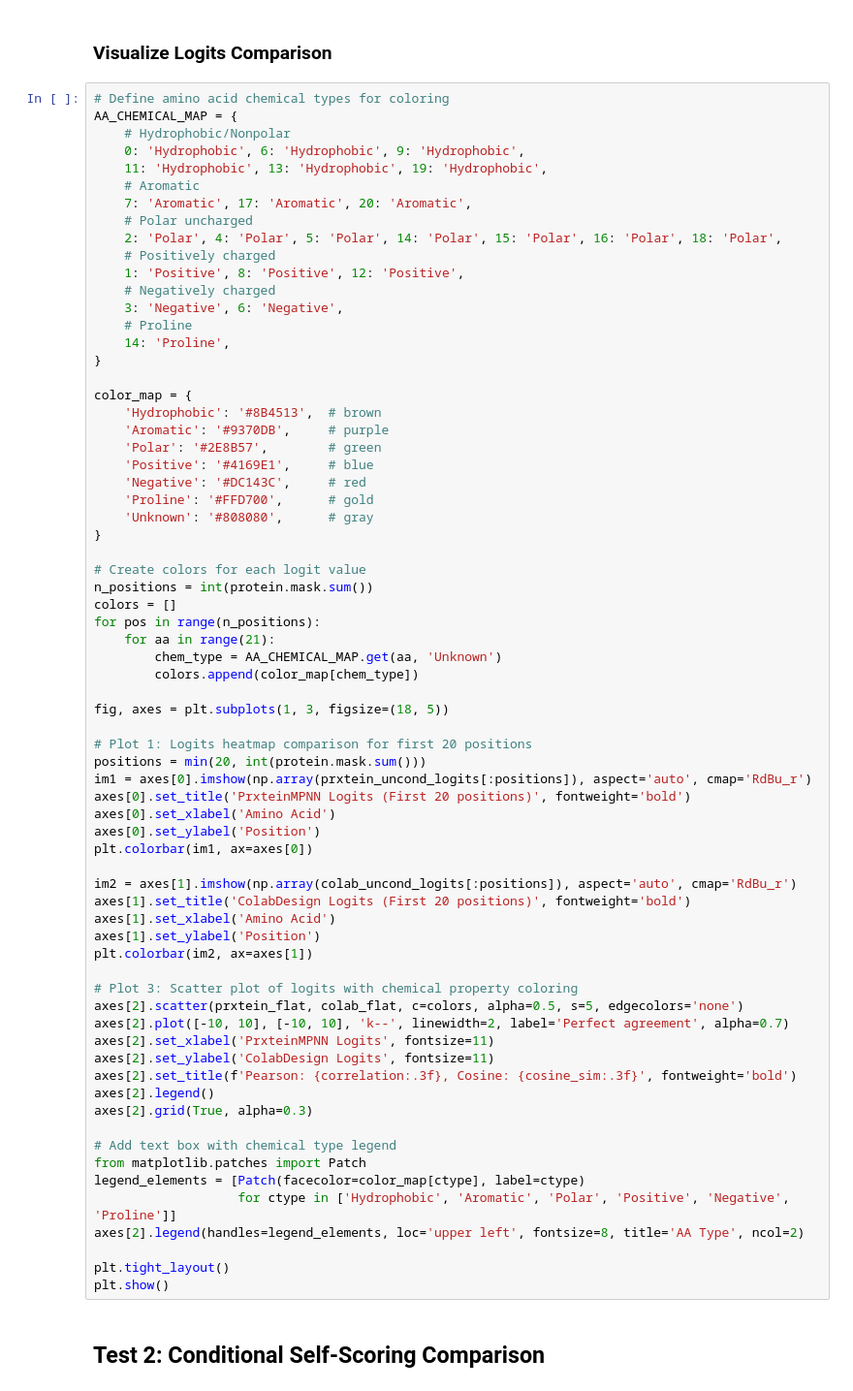
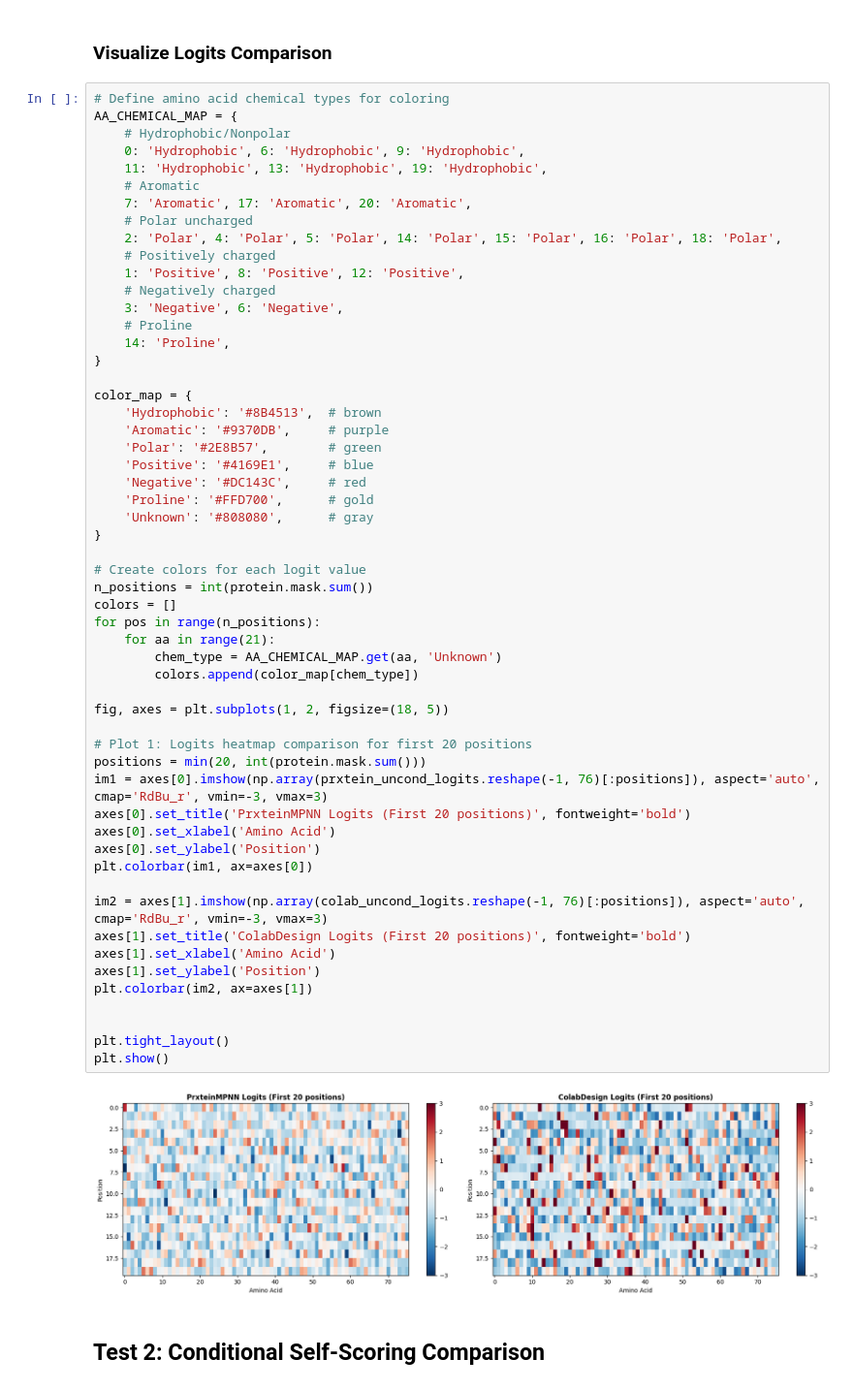
Before and after one commit to maraxen/PrxteinMPNN, a Jupyter notebook: notebooks/prxteinmpnn_vs_colabdesign_comparison.ipynb, the cells around one changed output. Shown at 97% size. Cells and saved outputs as stored; diff of their text form.

```diff
--- a/notebooks/prxteinmpnn_vs_colabdesign_comparison.ipynb
+++ b/notebooks/prxteinmpnn_vs_colabdesign_comparison.ipynb
@@ -169,50 +269,38 @@ color_map = {
     'Positive': '#4169E1',     # blue
     'Negative': '#DC143C',     # red
     'Proline': '#FFD700',      # gold
     'Unknown': '#808080',      # gray
 }
 
 # Create colors for each logit value
 n_positions = int(protein.mask.sum())
 colors = []
 for pos in range(n_positions):
     for aa in range(21):
         chem_type = AA_CHEMICAL_MAP.get(aa, 'Unknown')
         colors.append(color_map[chem_type])
 
-fig, axes = plt.subplots(1, 3, figsize=(18, 5))
+fig, axes = plt.subplots(1, 2, figsize=(18, 5))
 
 # Plot 1: Logits heatmap comparison for first 20 positions
 positions = min(20, int(protein.mask.sum()))
-im1 = axes[0].imshow(np.array(prxtein_uncond_logits[:positions]), aspect='auto', cmap='RdBu_r')
+im1 = axes[0].imshow(np.array(prxtein_uncond_logits.reshape(-1, 76)[:positions]), aspect='auto', cmap='RdBu_r', vmin=-3, vmax=3)
 axes[0].set_title('PrxteinMPNN Logits (First 20 positions)', fontweight='bold')
 axes[0].set_xlabel('Amino Acid')
 axes[0].set_ylabel('Position')
 plt.colorbar(im1, ax=axes[0])
 
-im2 = axes[1].imshow(np.array(colab_uncond_logits[:positions]), aspect='auto', cmap='RdBu_r')
+im2 = axes[1].imshow(np.array(colab_uncond_logits.reshape(-1, 76)[:positions]), aspect='auto', cmap='RdBu_r', vmin=-3, vmax=3)
 axes[1].set_title('ColabDesign Logits (First 20 positions)', fontweight='bold')
 axes[1].set_xlabel('Amino Acid')
 axes[1].set_ylabel('Position')
 plt.colorbar(im2, ax=axes[1])
 
-# Plot 3: Scatter plot of logits with chemical property coloring
-axes[2].scatter(prxtein_flat, colab_flat, c=colors, alpha=0.5, s=5, edgecolors='none')
-axes[2].plot([-10, 10], [-10, 10], 'k--', linewidth=2, label='Perfect agreement', alpha=0.7)
-axes[2].set_xlabel('PrxteinMPNN Logits', fontsize=11)
-axes[2].set_ylabel('ColabDesign Logits', fontsize=11)
-axes[2].set_title(f'Pearson: {correlation:.3f}, Cosine: {cosine_sim:.3f}', fontweight='bold')
-axes[2].legend()
-axes[2].grid(True, alpha=0.3)
-
-# Add text box with chemical type legend
-from matplotlib.patches import Patch
-legend_elements = [Patch(facecolor=color_map[ctype], label=ctype)
-                   for ctype in ['Hydrophobic', 'Aromatic', 'Polar', 'Positive', 'Negative', 'Proline']]
-axes[2].legend(handles=legend_elements, loc='upper left', fontsize=8, title='AA Type', ncol=2)
 
 plt.tight_layout()
 plt.show()
+# %% [output]
+[figure, added]
 # %% [markdown]
 ## Test 2: Conditional Self-Scoring Comparison
 # %%
```
Also changed, not shown: parts of 10 cells of this notebook.
